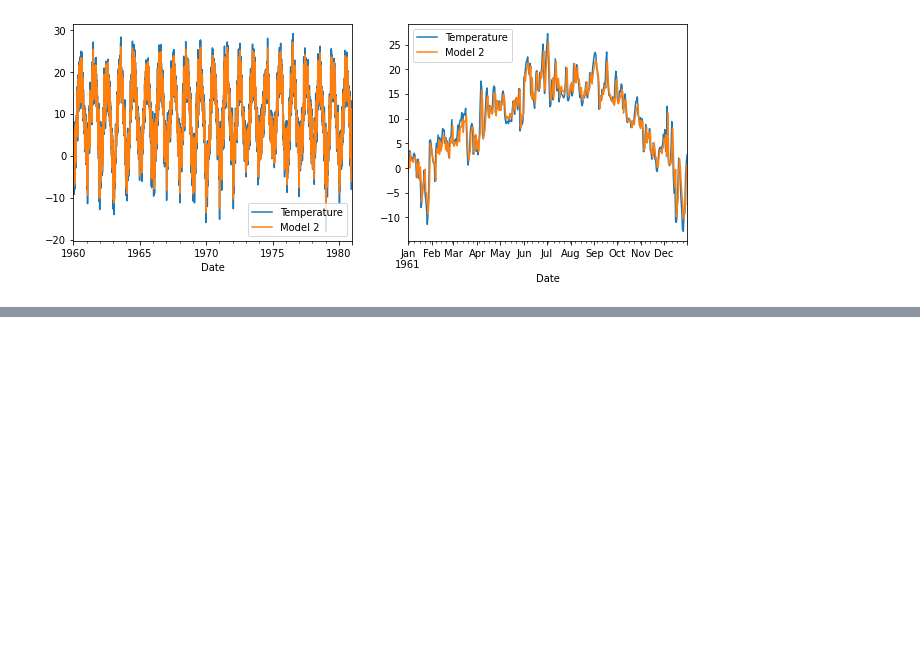
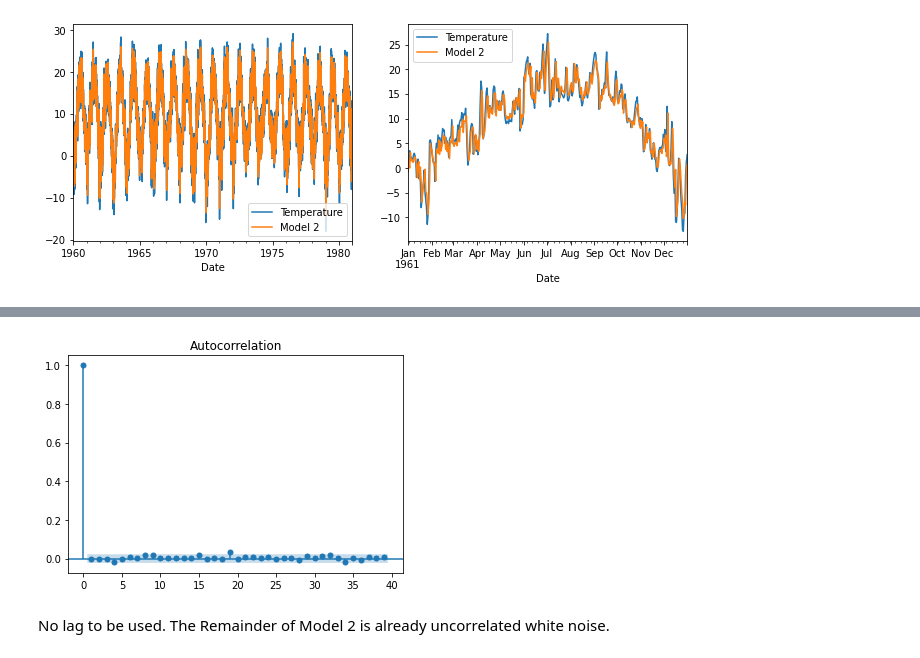
Before and after one commit to raphaelw/data-science-bootcamp, a Jupyter notebook: 07_week/project/time_series_weather.ipynb, the cells around one changed output, grey strips where cells are left out. Drawn from its saved outputs; the diff is of its cells as text; code cells hidden in the pictures; blank space fills up the shorter version.

Commit message:
modelling

```diff
--- a/07_week/project/time_series_weather.ipynb
+++ b/07_week/project/time_series_weather.ipynb
@@ -231,8 +233,8 @@ df.loc['1961',['Temperature', 'Model 1']].plot(ax=ax[1])
 
 Extract remainder
 # %%
-df['Remainder'] = df['Temperature'] - df['Model 1']
-df['Remainder'].plot()
+df['RemainderAR'] = df['Temperature'] - df['Model 1']
+df['RemainderAR'].plot()
 # %% [output]
 <AxesSubplot:xlabel='Date'>
 [figure]
@@ -246,6 +248,6 @@ pass
 # %% [markdown]
 With Box-Jenkins method lags 1,2,3 should be used here.
 # %%
-df['lag1'] = df['Remainder'].shift(1, fill_value=0.0)
-df['lag2'] = df['Remainder'].shift(2, fill_value=0.0)
-df['lag3'] = df['Remainder'].shift(3, fill_value=0.0)
+df['AR_lag1'] = df['RemainderAR'].shift(1, fill_value=0.0)
+df['AR_lag2'] = df['RemainderAR'].shift(2, fill_value=0.0)
+df['AR_lag3'] = df['RemainderAR'].shift(3, fill_value=0.0)
@@ -262,6 +264,6 @@ df[['Temperature','Remainder','lag1','lag2','lag3']].head()
 # %%
 # Fit model with lags
-feature_list.extend(['lag1','lag2','lag3'])
+feature_list.extend(['AR_lag1','AR_lag2','AR_lag3'])
 X = df[feature_list]
 y = df['Temperature']
 m.fit(X, y)
@@ -275,0 +284,8 @@ df.loc['1961',['Temperature', 'Model 2']].plot(ax=ax[1])
+# %%
+df['RemainderMA'] = df['Temperature'] - df['Model 2']
+plot_acf(df['RemainderMA'])
+pass
+# %% [output]
+[figure, added]
+# %% [markdown]
+No lag to be used. The Remainder of Model 2 is already uncorrelated white noise.
```
Also changed, not shown: parts of 6 cells of this notebook.
